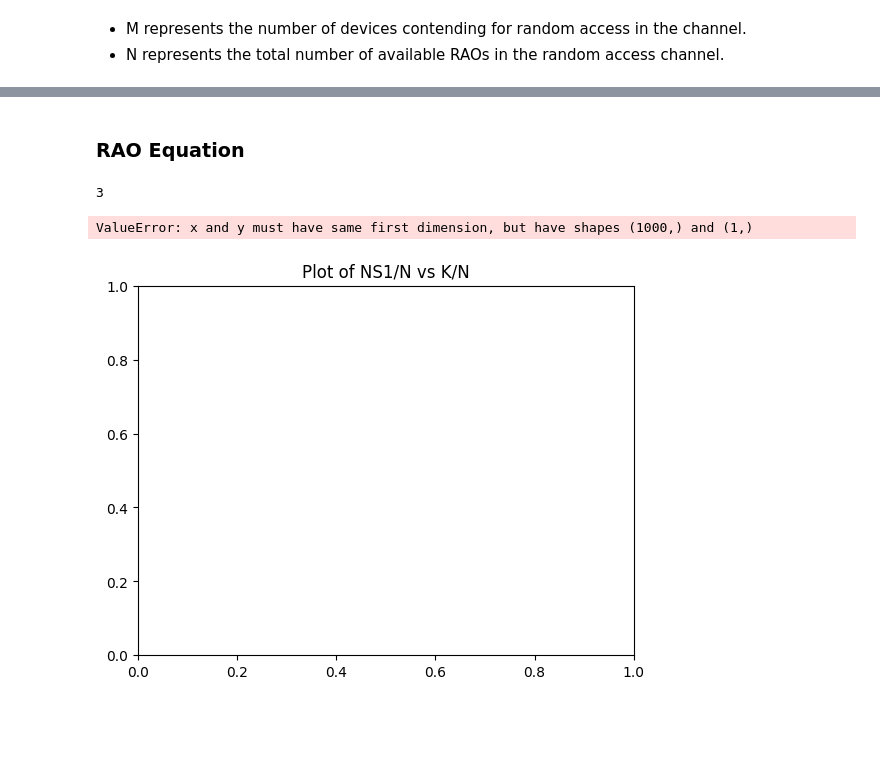
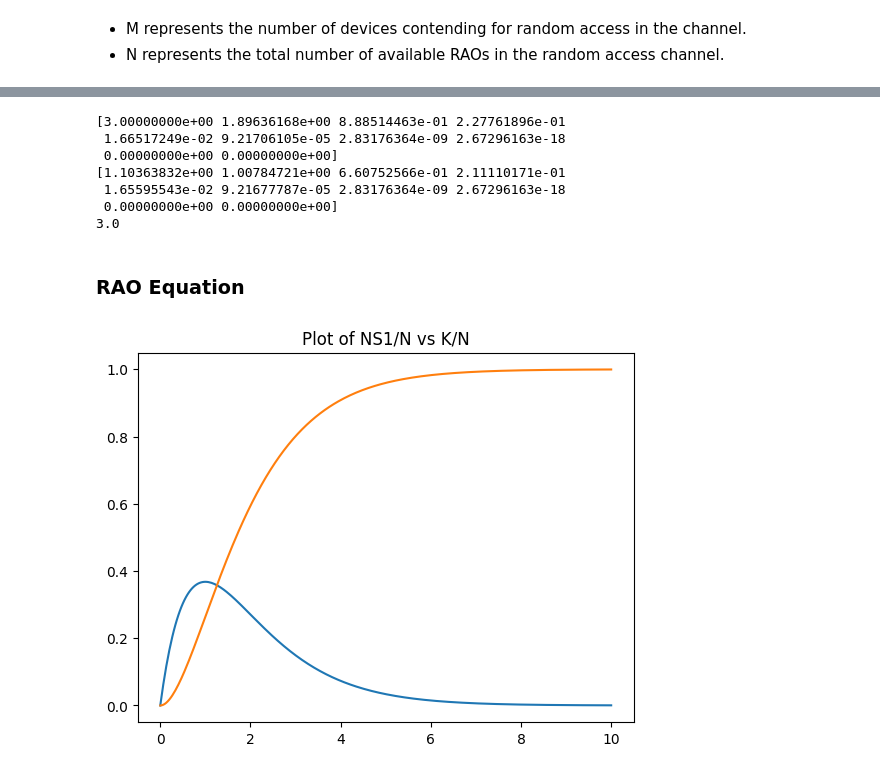
Before and after one commit to bmw-ece-ntust/internship, a Jupyter notebook: Study Notes/One Shot RA/simulation.ipynb, the cells around one changed output, grey strips where cells are left out. Cells and saved outputs as stored; diff of their text form; code cells hidden in the pictures; blank space fills up the shorter version.

```diff
--- a/Study Notes/One Shot RA/simulation.ipynb
+++ b/Study Notes/One Shot RA/simulation.ipynb
@@ -25,25 +13,57 @@ def NCi(k, n, i):
+# %%
+def NSi(k, n):
+    # Ensure k and n are numpy arrays for element-wise operations
+    k = np.array(k)
+    n = np.array(n)
+
+    # Calculate the NSi values for each pair of k and n
+    results = k * np.exp(-k / n)
+
+    return results
+
+
+def NCi(k, n):
+     # Ensure k and n are numpy arrays for element-wise operations
+    k = np.array(k)
+    n = np.array(n)
+    results = n - k*np.exp(-k/n) - n*np.exp(-k/n)
+    return results
+
+def k_array(k0, N, i):
+    k = np.array(np.zeros(i))
+    k[0] = k0
+    for j in range(1, i-1):
+        k[j] = k[j-1]*(1-np.exp(-k[j-1]/N))
+    return k
+# %%
+kpern=1
+ntest=3
+test = k_array(kpern*ntest,ntest,10)
+print(test)
+RAO = NSi(test,ntest)
+print(RAO)
+print(np.sum(RAO))
+# %% [output]
+[3.00000000e+00 1.89636168e+00 8.88514463e-01 2.27761896e-01
+ 1.66517249e-02 9.21706105e-05 2.83176364e-09 2.67296163e-18
+ 0.00000000e+00 0.00000000e+00]
+[1.10363832e+00 1.00784721e+00 6.60752566e-01 2.11110171e-01
+ 1.65595543e-02 9.21677787e-05 2.83176364e-09 2.67296163e-18
+ 0.00000000e+00 0.00000000e+00]
+3.0
 # %% [markdown]
 ### RAO Equation
 # %%
 
 # NCi= N - K*np.exp(-K/N) - N1*np.exp(-K/N)
 
 plt.title('Plot of NS1/N vs K/N')
-K = np.linspace(0, 10, 1000)
-for N in [[3]]:
-    NS1 = NSi(K, N, 0)  # Compute NS1 inside the loop
-    plt.plot(K/N[0], NS1/N[0], label=f'Equation 4')
 
-# Adding labels and title
-plt.xlabel('K/N')
-plt.ylabel('RAO/N')
-
-# Show legend
-plt.legend()
-
-# Display the plot
-plt.show()
+for N in [3]:
+    K = np.linspace(0, 10*N, 100*N)
+    NS1 = NSi(K, N)  # Compute NS1 inside the loop
+    NC1 = NCi(K, N)  # Compute NS1 inside the loop
+    plt.plot(K/N, NS1/N, label=f'Equation 4')
+    plt.plot(K/N, NC1/N, label=f'Equation 5')
 # %% [output]
-3
-ValueError: x and y must have same first dimension, but have shapes (1000,) and (1,)
-[figure, old version]
+[figure, new version]
```
Also changed, not shown: parts of 4 cells of this notebook.
